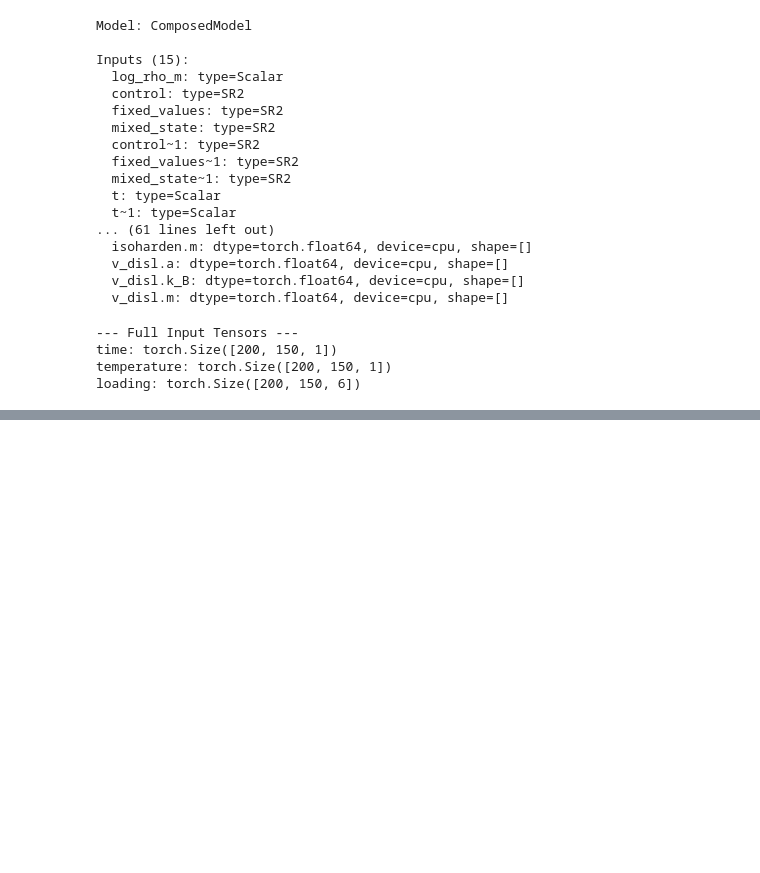
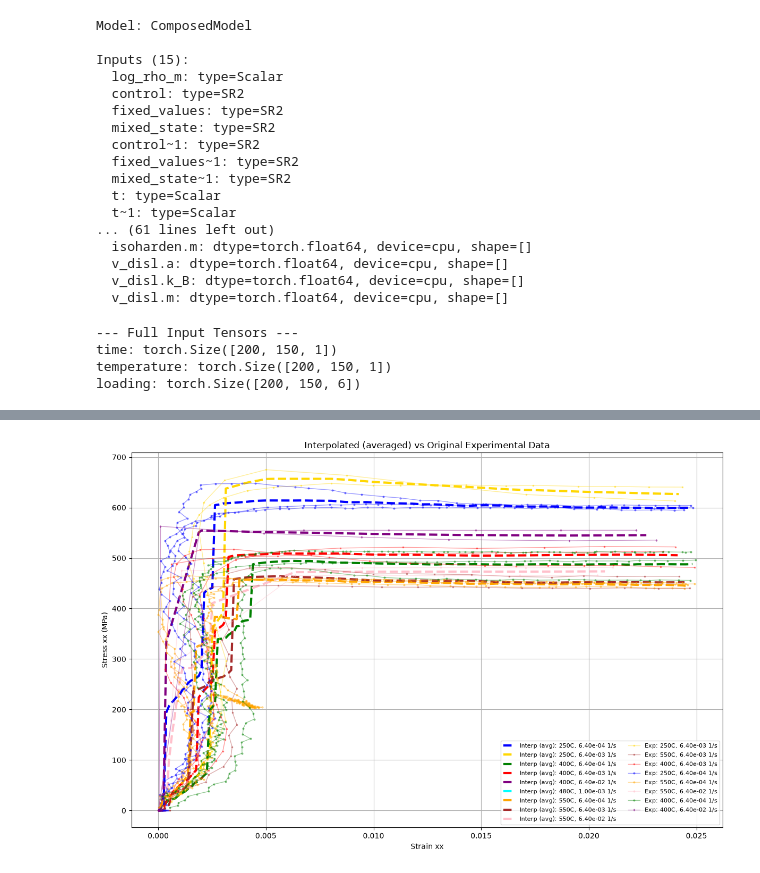
Before and after one commit to ColinMG2/neml2, a Jupyter notebook: cmg_projects/tungsten_deterministic.ipynb, the cells around one changed output, grey strips where cells are left out. Cells and saved outputs as stored; diff of their text form; code cells hidden in the pictures; blank space fills up the shorter version.

```diff
--- a/cmg_projects/tungsten_deterministic.ipynb
+++ b/cmg_projects/tungsten_deterministic.ipynb
@@ -472,0 +704,99 @@ NEML2 vs analytical tau_eff RMSE: 3.33132 MPa
+# %%
+exp_stress_data = torch.zeros_like(loading, device=device)
+exp_strain_data = torch.zeros_like(loading, device=device)
+
+batch_to_labels = defaultdict(list)
+for i, (bT, b_rate) in enumerate(batch_conditions):
+    for j, (T, rate, label) in enumerate(exp_conditions):
+        if abs(T - bT) == 0.0 and abs(rate - b_rate) == 0.0:
+            batch_to_labels[i].append(label)
+
+for i, (T, rate) in enumerate(batch_conditions):
+    labels = batch_to_labels.get(i, [])
+    print(f'    Batch {i:d} {T-273.15:.0f}C {rate:.2e} 1/s -> {len(labels)} curves: {labels}')
+
+    # Model loading is in strain fraction; experimental data is in percent.
+    target_strain = loading[:, i, 0].cpu().numpy()
+
+    replicate_strains = []
+    replicate_stresses = []
+
+    for label in labels:
+        src_strain = strain_data[label].cpu().numpy()
+        src_stress = stress_data[label].cpu().numpy()
+
+        tgt_clipped = np.clip(target_strain, src_strain.min(), src_strain.max())
+        interp_stress = np.interp(tgt_clipped, src_strain, src_stress)
+
+        replicate_strains.append(tgt_clipped)
+        replicate_stresses.append(interp_stress)
+
+    mean_strain = np.mean(replicate_strains, axis=0)
+    mean_stress = np.mean(replicate_stresses, axis=0)
+
+    exp_strain_data[:, i, 0] = torch.tensor(mean_strain, device=device)
+    exp_stress_data[:, i, 0] = torch.tensor(mean_stress, device=device)
+
+print(f"Interpolated data shape:")
+print(f"strain: {exp_strain_data.shape}")
+print(f"stress: {exp_stress_data.shape}")
+
+print("Saturated Stress values")
+for i, (T, rate) in enumerate(batch_conditions):
+    print(f'  Batch {i} {T-273.15}C {rate:.2e} 1/s -> {exp_stress_data[-1, i, 0].item():.2f} MPa')
+
+# Color/marker scheme keyed by (temp_C, rate)
+style_map = {
+    (250, 6.4e-4): ('blue',   'o'),
+    (250, 6.4e-3): ('gold',   's'),
+    (400, 6.4e-4): ('green',  'o'),
+    (400, 6.4e-3): ('red',    's'),
+    (400, 6.4e-2): ('purple', 'd'),
+    (480, 1.0e-3): ('cyan',   'o'),
+    (550, 6.4e-4): ('orange', 'o'),
+    (550, 6.4e-3): ('brown',  's'),
+    (550, 6.4e-2): ('pink',   'd'),
+}
+
+fig, ax = plt.subplots(figsize=(12, 8))
+
+# ── Interpolated (averaged) curves ──────────────────────────────────────────
+for i, (T, rate) in enumerate(batch_conditions):
+    temp_C = round(T - 273.15)
+    color, _ = style_map.get((temp_C, rate), (f'C{i}', 'o'))
+    batch_label = f"{temp_C}C, {rate:.2e} 1/s"
+    ax.plot(
+        exp_strain_data[:, i, 0].cpu().numpy(),
+        exp_stress_data[:, i, 0].cpu().numpy(),
+        '--', color=color, lw=3,
+        label=f"Interp (avg): {batch_label}",
+    )
+
+# ── Original replicate curves ────────────────────────────────────────────────
+plotted_conditions = set()
+for label in strain_data:
+    T_exp = next(T for T, r, l in exp_conditions if l == label)
+    rate_exp = next(r for T, r, l in exp_conditions if l == label)
+    temp_C = round(T_exp - 273.15)
+    color, marker = style_map.get((temp_C, rate_exp), ('k', 'o'))
+
+    # Only add one legend entry per condition (not one per replicate)
+    cond_key = (temp_C, rate_exp)
+    legend_label = f"Exp: {temp_C}C, {rate_exp:.2e} 1/s" if cond_key not in plotted_conditions else "_nolegend_"
+    plotted_conditions.add(cond_key)
+
+    ax.plot(
+        strain_data[label].cpu().numpy(),
+        stress_data[label].cpu().numpy(),
+        color=color, alpha=0.4, lw=1, marker=marker, markersize=2,
+        label=legend_label,
+    )
+
+ax.set_xlabel("Strain xx")
+ax.set_ylabel("Stress xx (MPa)")
+ax.set_title("Interpolated (averaged) vs Original Experimental Data")
+ax.grid(True)
+ax.legend(loc='lower right', fontsize=8, ncol=2)
+plt.tight_layout()
+plt.show()
+# %% [output]
@@ -472,0 +820 @@ NEML2 vs analytical tau_eff RMSE: 3.33132 MPa
+[figure, added]
```
Also changed, not shown: parts of 12 cells of this notebook, 20 other files.
